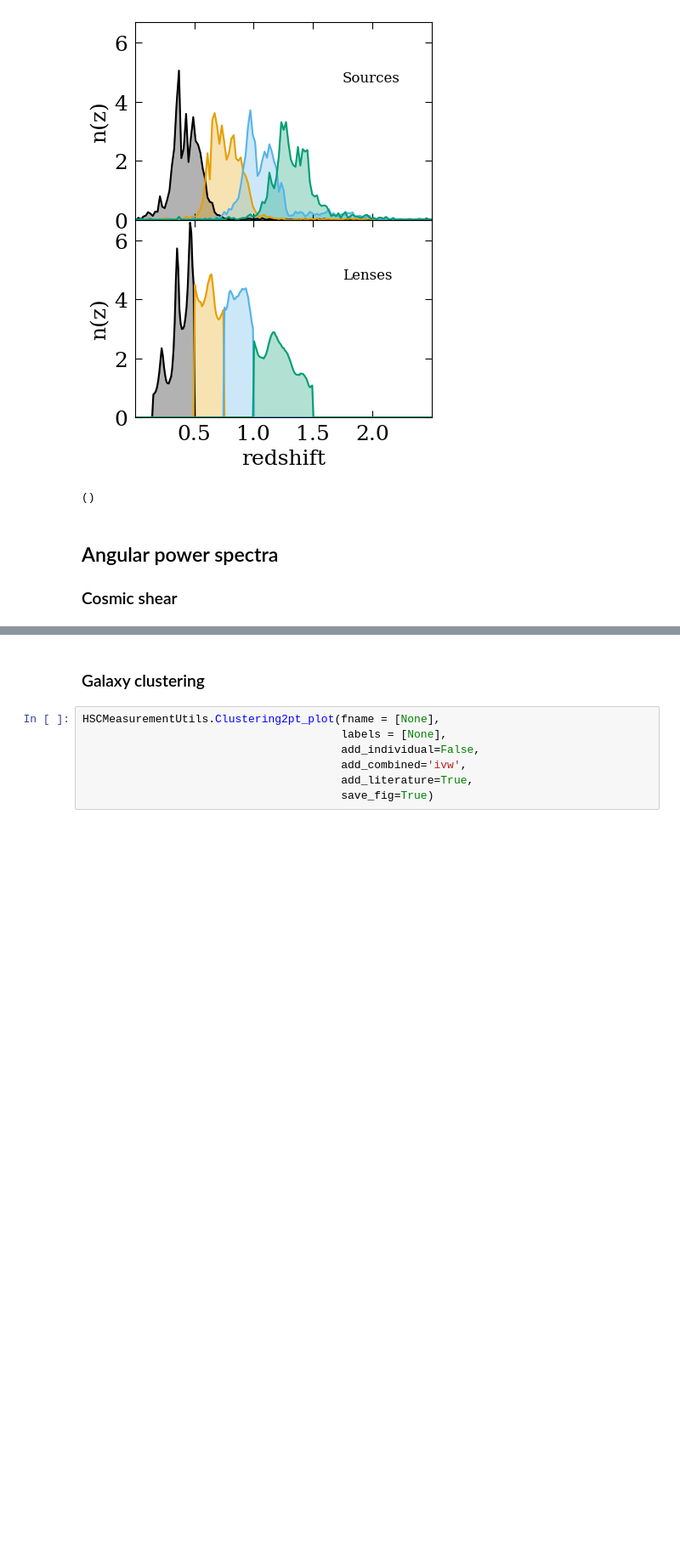
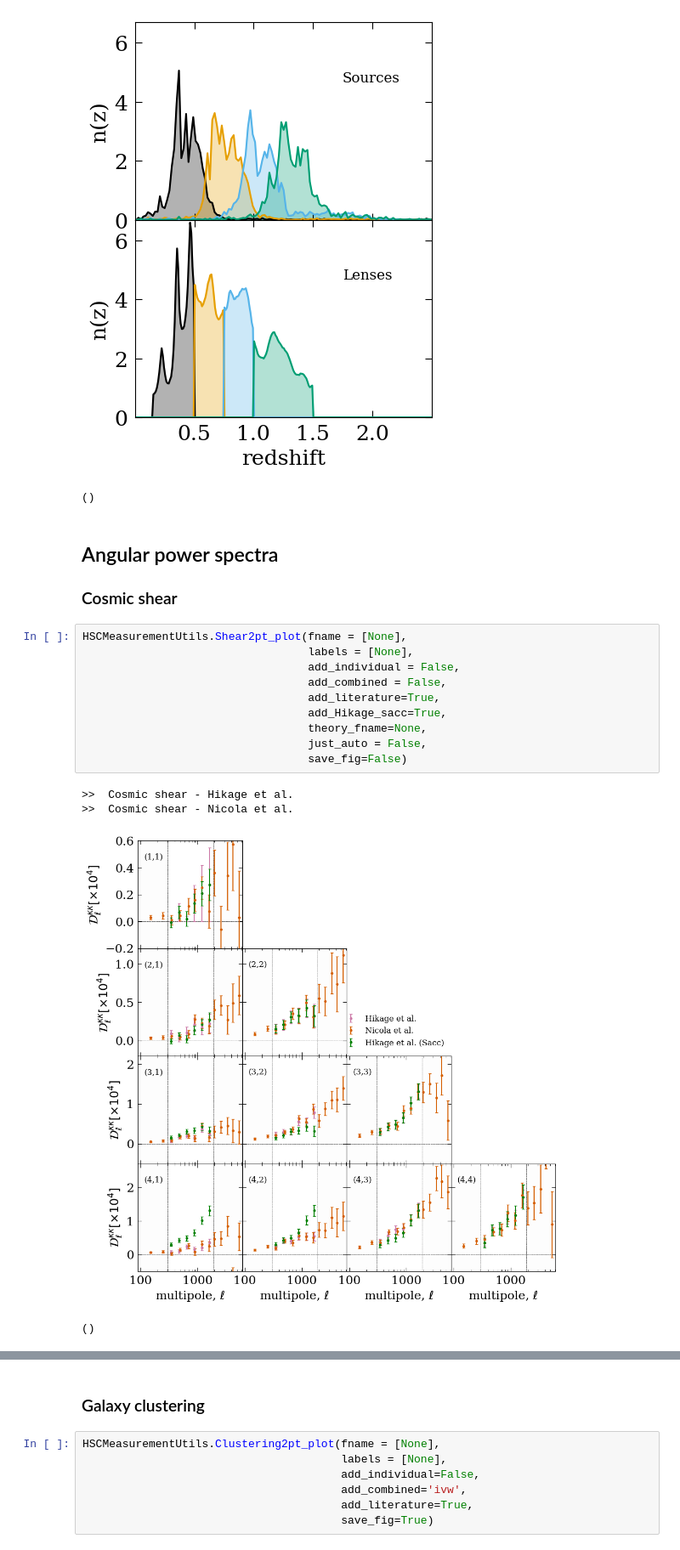
Before and after one commit to davsan06/HSC-PDR1-3x2pt-harmonic-methods, a Jupyter notebook: analysis/NBMeasurementPlot.ipynb, the cells around one changed output, grey strips where cells are left out. Shown at 85% size. Saved outputs shown, nothing was run; the diff lists cells and outputs as text; blank space fills up the shorter version.

```diff
--- a/analysis/NBMeasurementPlot.ipynb
+++ b/analysis/NBMeasurementPlot.ipynb
@@ -23,6 +23,21 @@ HSCMeasurementUtils.RedshiftDistr_plot(sacc = s,
 ## Angular power spectra
 
 ### Cosmic shear
+# %%
+HSCMeasurementUtils.Shear2pt_plot(fname = [None],
+                                  labels = [None],
+                                  add_individual = False,
+                                  add_combined = False,
+                                  add_literature=True,
+                                  add_Hikage_sacc=True,
+                                  theory_fname=None,
+                                  just_auto = False,
+                                  save_fig=False)
+# %% [output]
+>>  Cosmic shear - Hikage et al.
+>>  Cosmic shear - Nicola et al.
+[figure, added]
+()
 # %%
 HSCMeasurementUtils.Shear2pt_plot(fname = [None],
                                   labels = [None],
```
Also changed, not shown: parts of 1 cell of this notebook, 1 other file.
